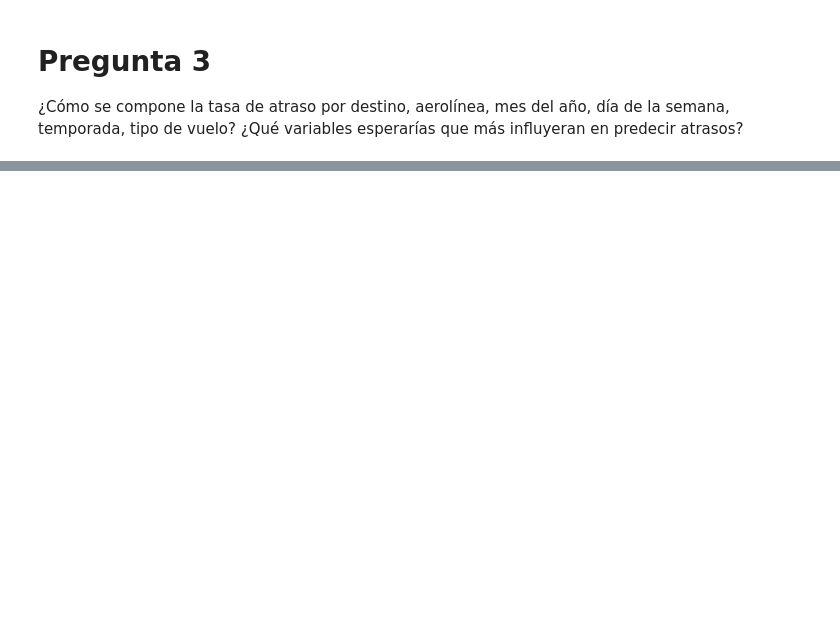
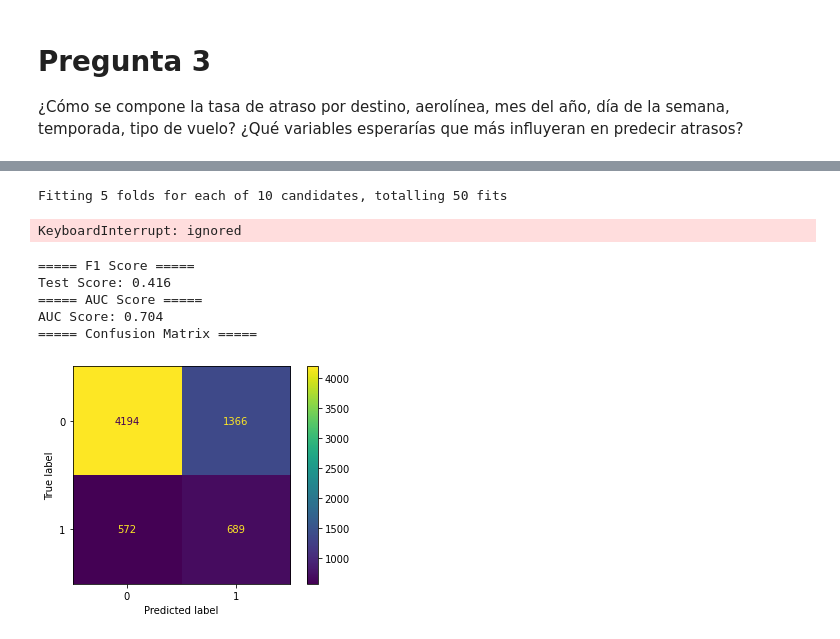
Before and after one commit to diegulio/Latam-Airlanes-Challenge, a Jupyter notebook: solution.ipynb, the cells around one changed output, grey strips where cells are left out. Drawn from its saved outputs; the diff is of its cells as text; code cells hidden in the pictures; blank space fills up the shorter version.

```diff
--- a/solution.ipynb
+++ b/solution.ipynb
@@ -269,0 +456,16 @@ df
+# %%
+# Paso 1: Fijar un conjunto de testeo (o hold-out)
+
+# Features & Target
+y = df.pop(cfg.target)
+X = df.copy()
+
+# Split
+X_train, X_test, y_train, y_test = train_test_split(X, y, test_size=cfg.test_size, random_state=cfg.seed, stratify = y)
+
+# To DataFrame
+X_train = pd.DataFrame(X_train, columns = X.columns)
+X_test = pd.DataFrame(X_test, columns = X.columns)
+
+#X_num = df[num_cols]
+#X_cat = df[num_cat]
@@ -269,0 +536,12 @@ df
+# %%
+for col in X_train.columns:
+  if col in cat_cols:
+    X_train[col] = X_train[col].astype(str)
+  if col in num_cols:
+    X_train[col] = X_train[col].astype('int32')
+# %%
+r_search = RandomizedSearchCV(pipe, tf_param_grid, n_jobs=-1, verbose = 3, scoring='f1', cv = cfg.Kfold, random_state=cfg.seed)
+r_search.fit(X_train, y_train)
+# %% [output]
+Fitting 5 folds for each of 10 candidates, totalling 50 fits
+KeyboardInterrupt: ignored
@@ -269,0 +551,13 @@ df
+# %%
+test_preds = r_search.predict(X_test)
+test_probs = r_search.predict_proba(X_test)
+model = r_search.best_estimator_
+# %%
+f1, auc, cm = display_metrics(y_test, test_preds, test_probs)
+# %% [output]
+===== F1 Score =====
+Test Score: 0.416
+===== AUC Score =====
+AUC Score: 0.704
+===== Confusion Matrix =====
+[figure, added]
```
Also changed, not shown: parts of 52 cells of this notebook.
